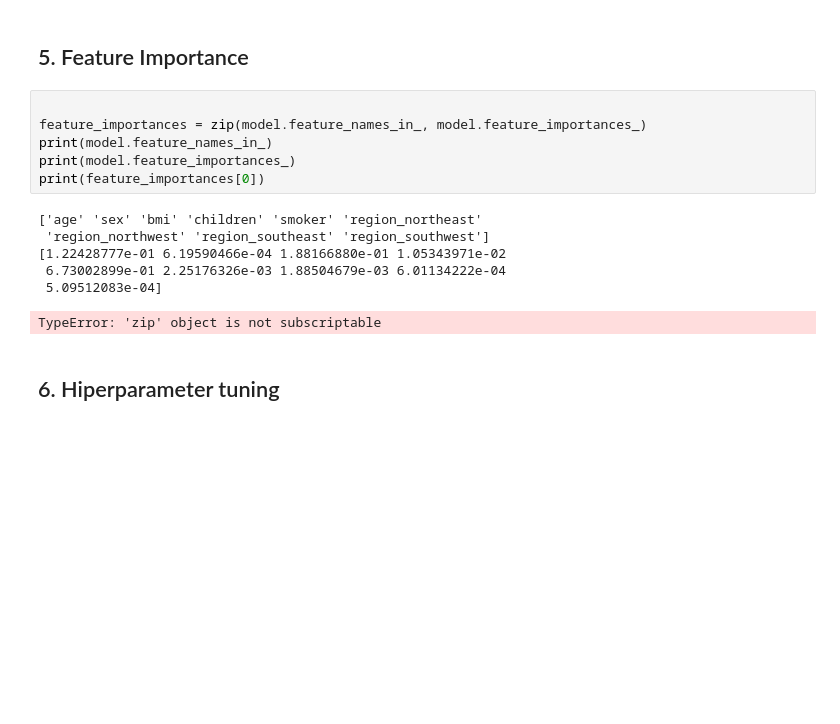
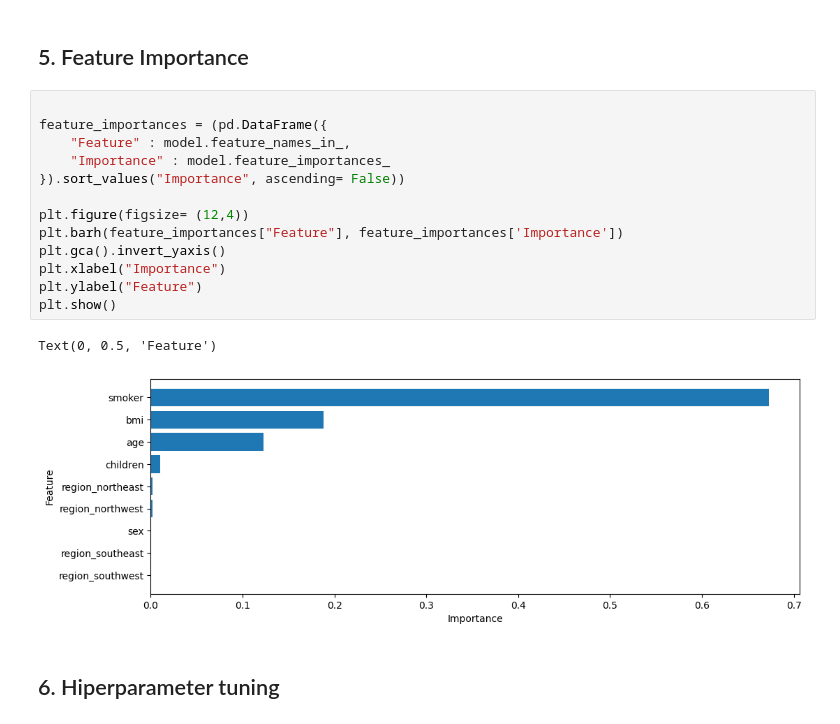
Before and after one commit to miloszgroch/Insurance---ML-Regression, a Jupyter notebook: Insurance.ipynb, the cells around one changed output. Saved outputs shown, nothing was run; the diff lists cells and outputs as text; blank space fills up the shorter version.

```diff
--- a/Insurance.ipynb
+++ b/Insurance.ipynb
@@ -269,17 +269,20 @@ GB   2456.292969  16459202.326409  0.896568
 ## 5. Feature Importance
 # %%
 
-feature_importances = zip(model.feature_names_in_, model.feature_importances_)
-print(model.feature_names_in_)
-print(model.feature_importances_)
-print(feature_importances[0])
+feature_importances = (pd.DataFrame({
+    "Feature" : model.feature_names_in_,
+    "Importance" : model.feature_importances_
+}).sort_values("Importance", ascending= False))
+
+plt.figure(figsize= (12,4))
+plt.barh(feature_importances["Feature"], feature_importances['Importance'])
+plt.gca().invert_yaxis()
+plt.xlabel("Importance")
+plt.ylabel("Feature")
+plt.show()
 # %% [output]
-['age' 'sex' 'bmi' 'children' 'smoker' 'region_northeast'
- 'region_northwest' 'region_southeast' 'region_southwest']
-[1.22428777e-01 6.19590466e-04 1.88166880e-01 1.05343971e-02
- 6.73002899e-01 2.25176326e-03 1.88504679e-03 6.01134222e-04
- 5.09512083e-04]
+Text(0, 0.5, 'Feature')
-TypeError: 'zip' object is not subscriptable
+[figure, added]
 # %% [markdown]
 ## 6. Hiperparameter tuning
 # %%
```
